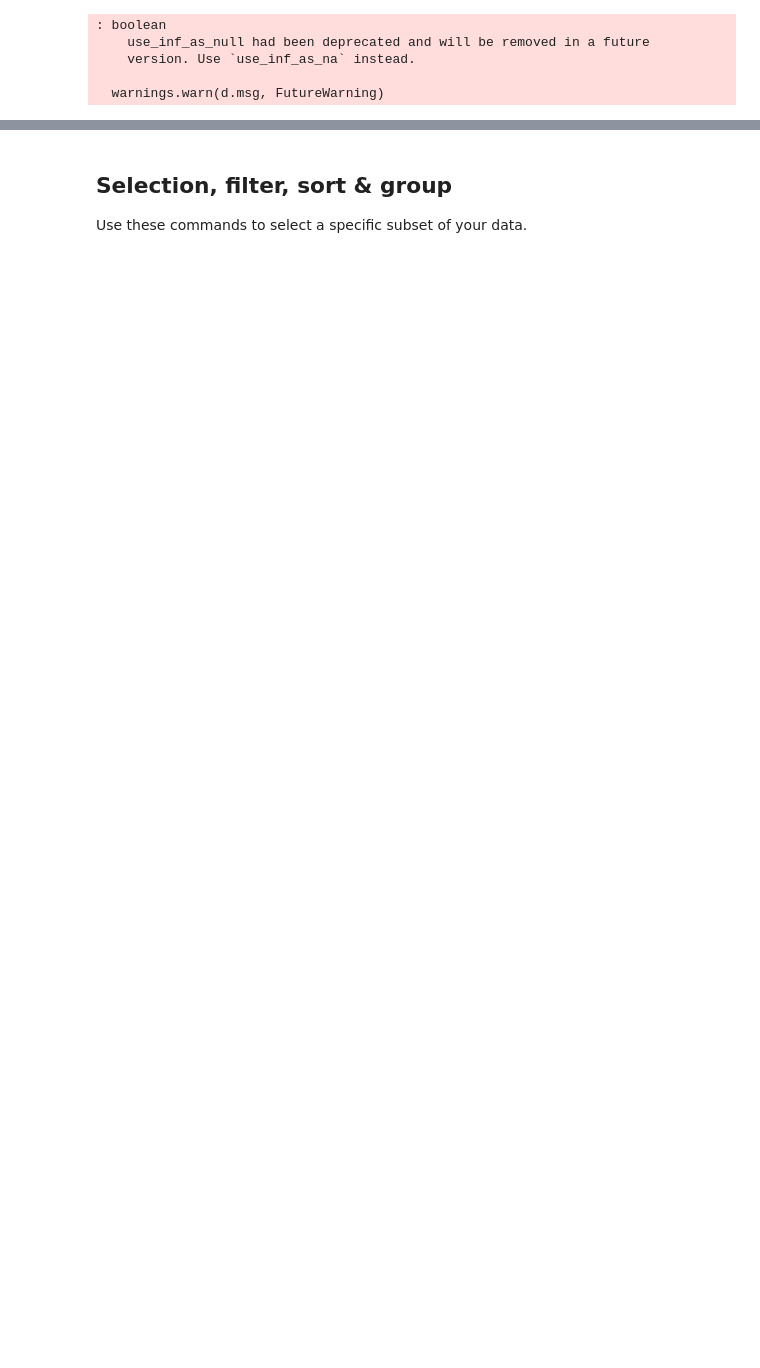
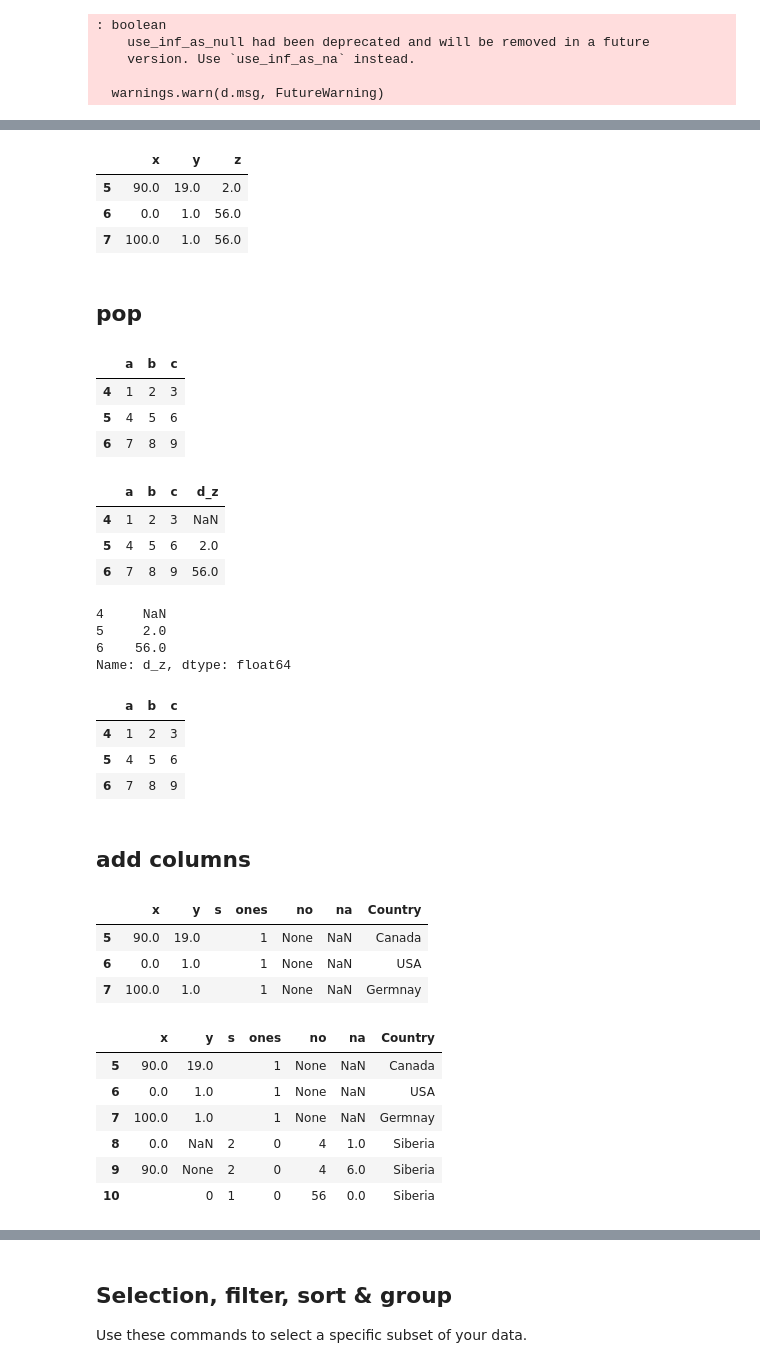
Before and after one commit to MaCoZu/notebooks, a Jupyter notebook: 02.2_Pandas.ipynb, the cells around one changed output, grey strips where cells are left out. Saved outputs shown, nothing was run; the diff lists cells and outputs as text; code cells hidden in the pictures; blank space fills up the shorter version.

```diff
--- a/02.2_Pandas.ipynb
+++ b/02.2_Pandas.ipynb
@@ -127,0 +272,45 @@ Use these commands to perform a variety of data cleaning tasks.
+# %%
+# Drop all rows that contain null values
+# axis=1 would drop all coumns containing na
+df1.dropna(axis=0, inplace=True)
+df1
+# %% [output]
+|  | x | y | z |
+| 5 | 90.0 | 19.0 | 2.0 |
+| 6 | 0.0 | 1.0 | 56.0 |
+| 7 | 100.0 | 1.0 | 56.0 |
+# %% [markdown]
+## pop
+# %%
+df2
+# %% [output]
+|  | a | b | c |
+| 4 | 1 | 2 | 3 |
+| 5 | 4 | 5 | 6 |
+| 6 | 7 | 8 | 9 |
+# %%
+# pop retrun the item before dropping
+# thus we can put the returned item somewhere else e.g. as a new col to df2
+df2['d_z'] = df1.pop('z')
+df2
+# %% [output]
+|  | a | b | c | d_z |
+| 4 | 1 | 2 | 3 | NaN |
+| 5 | 4 | 5 | 6 | 2.0 |
+| 6 | 7 | 8 | 9 | 56.0 |
+# %%
+df2.pop('d_z')  # Return item and drop from frame.
+# %% [output]
+4     NaN
+5     2.0
+6    56.0
+Name: d_z, dtype: float64
+# %%
+df2
+# %% [output]
+|  | a | b | c |
+| 4 | 1 | 2 | 3 |
+| 5 | 4 | 5 | 6 |
+| 6 | 7 | 8 | 9 |
+# %% [markdown]
+## add columns
@@ -127,0 +323,7 @@ Use these commands to perform a variety of data cleaning tasks.
+# %%
+df1
+# %% [output]
+|  | x | y | s | ones | no | na | Country |
+| 5 | 90.0 | 19.0 |  | 1 | None | NaN | Canada |
+| 6 | 0.0 | 1.0 |  | 1 | None | NaN | USA |
+| 7 | 100.0 | 1.0 |  | 1 | None | NaN | Germnay |
@@ -127,0 +334,10 @@ Use these commands to perform a variety of data cleaning tasks.
+# %%
+df1
+# %% [output]
+|  | x | y | s | ones | no | na | Country |
+| 5 | 90.0 | 19.0 |  | 1 | None | NaN | Canada |
+| 6 | 0.0 | 1.0 |  | 1 | None | NaN | USA |
+| 7 | 100.0 | 1.0 |  | 1 | None | NaN | Germnay |
+| 8 | 0.0 | NaN | 2 | 0 | 4 | 1.0 | Siberia |
+| 9 | 90.0 | None | 2 | 0 | 4 | 6.0 | Siberia |
+| 10 |  | 0 | 1 | 0 | 56 | 0.0 | Siberia |
```
Also changed, not shown: parts of 38 cells of this notebook.
